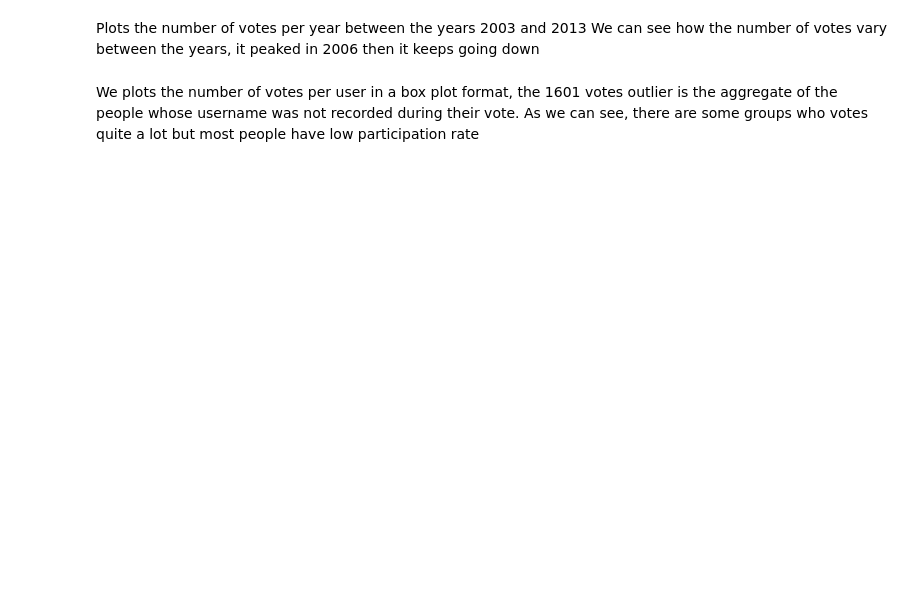
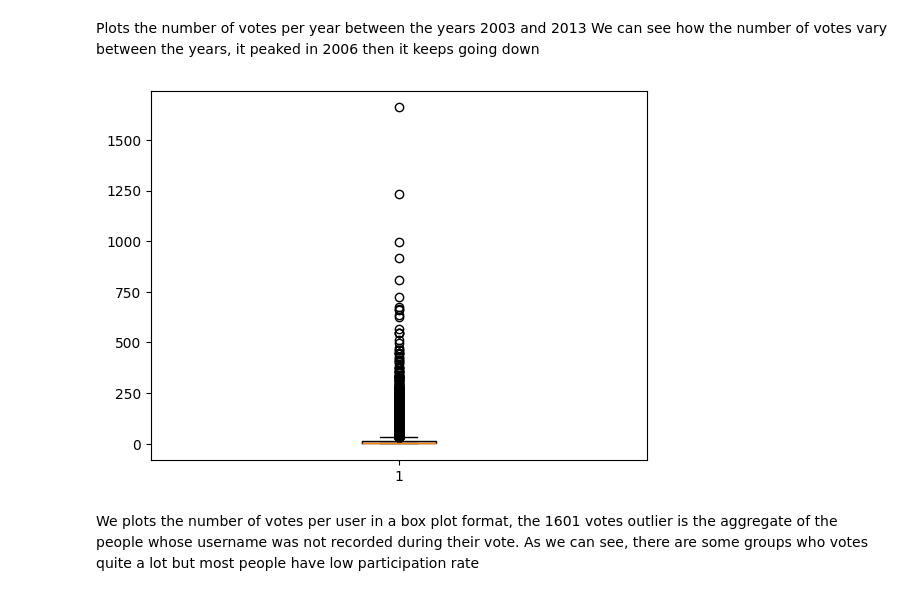
Before and after one commit to epfl-ada/ada-2024-project-ackthuallydeadalready, a Jupyter notebook: main.ipynb, the cells around one changed output. Cells and saved outputs as stored; diff of their text form; code cells hidden in the pictures; blank space fills up the shorter version.

```diff
--- a/main.ipynb
+++ b/main.ipynb
@@ -209,7 +177,9 @@ plot.plot_byYear(data)
 Plots the number of votes per year between the years 2003 and 2013
 We can see how the number of votes vary between the years, it peaked in 2006 then it keeps going down
 # %%
-plot.boxplot_votes(data)
+plot.boxplot_votes(df)
+# %% [output]
+[figure, added]
 # %% [markdown]
 We plots the number of votes per user in a box plot format, the 1601 votes outlier is the aggregate of the people whose username was not recorded during their vote. As we can see, there are some groups who votes quite a lot but most people have low participation rate
 # %%
```
Also changed, not shown: parts of 72 cells of this notebook.
